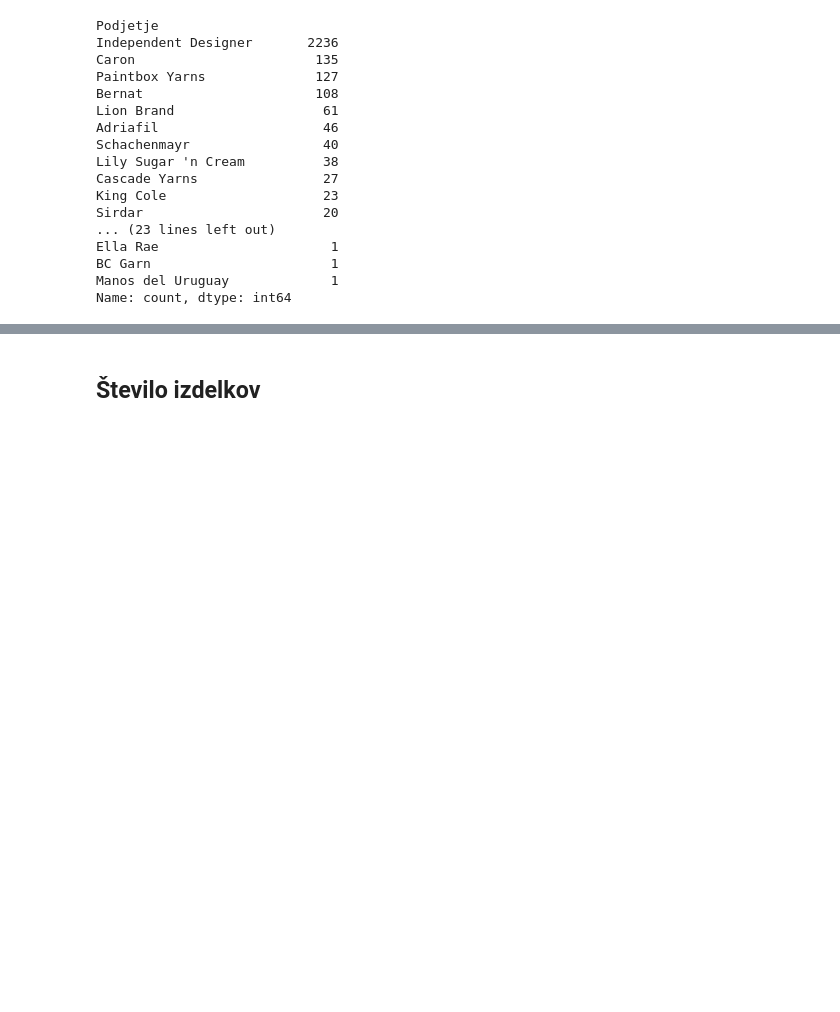
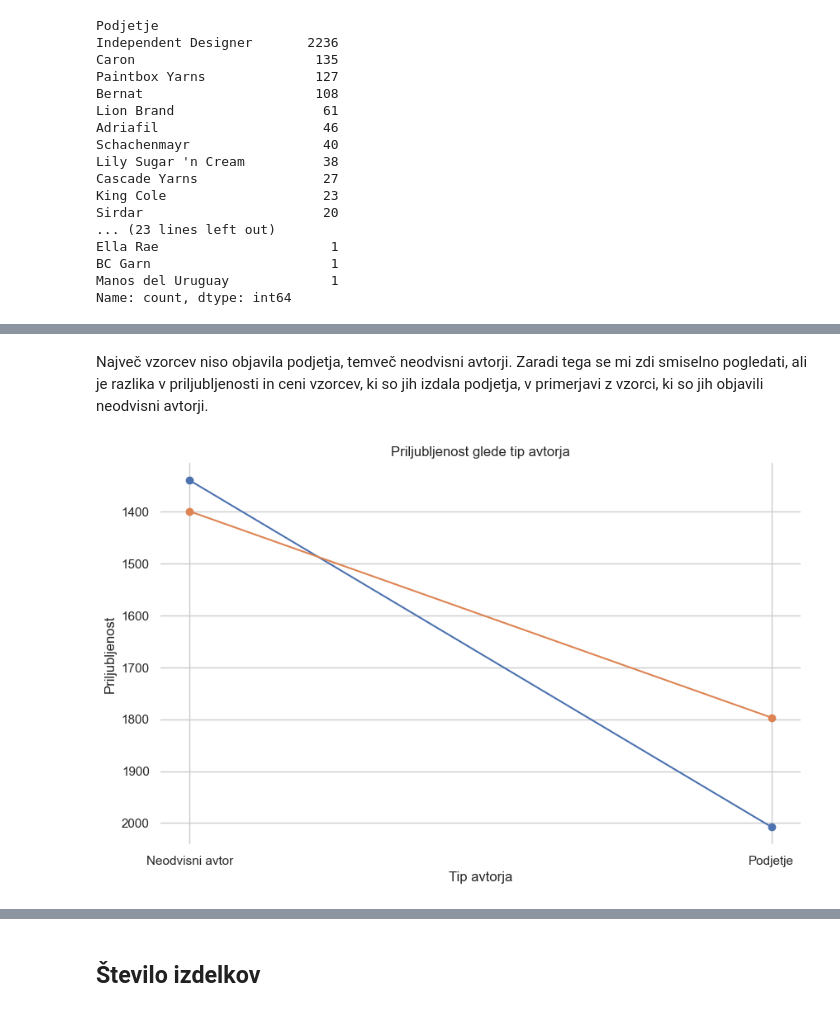
Before and after one commit to kanisaja/uvp-projektna-naloga, a Jupyter notebook: podrobna_analiza/analiza.ipynb, the cells around one changed output, grey strips where cells are left out. Cells and saved outputs as stored; diff of their text form; code cells hidden in the pictures; blank space fills up the shorter version.

```diff
--- a/podrobna_analiza/analiza.ipynb
+++ b/podrobna_analiza/analiza.ipynb
@@ -317,0 +320,6 @@ Največ vzorcev niso objavila podjetja, temveč neodvisni avtorji. Zaradi tega s
+# %% [markdown]
+Največ vzorcev niso objavila podjetja, temveč neodvisni avtorji. Zaradi tega se mi zdi smiselno pogledati, ali je razlika v priljubljenosti in ceni vzorcev, ki so jih izdala podjetja, v primerjavi z vzorci, ki so jih objavili neodvisni avtorji.
+# %%
+neodvisni_proti_podjetjem('Priljubljenost')
+# %% [output]
+[figure, added]
```
Also changed, not shown: parts of 3 cells of this notebook, 2 other files.
